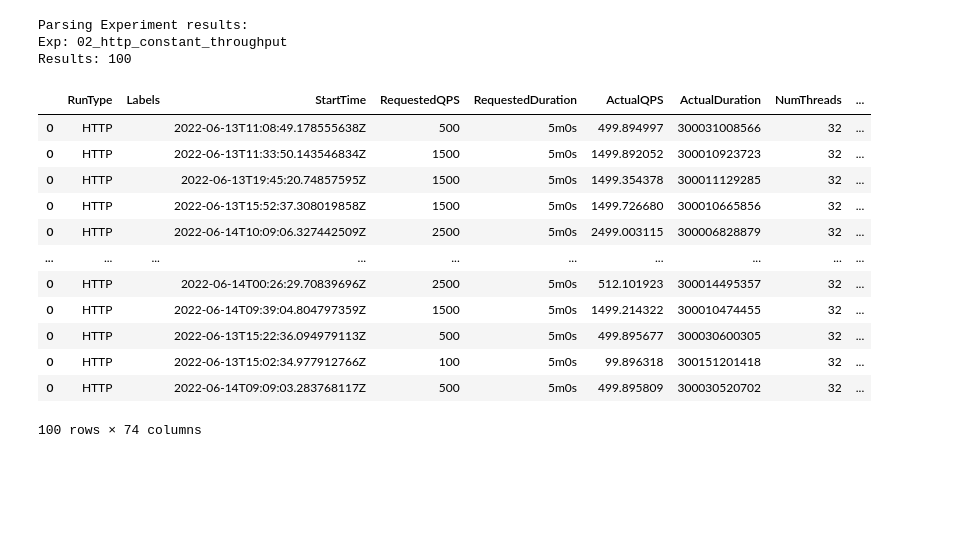
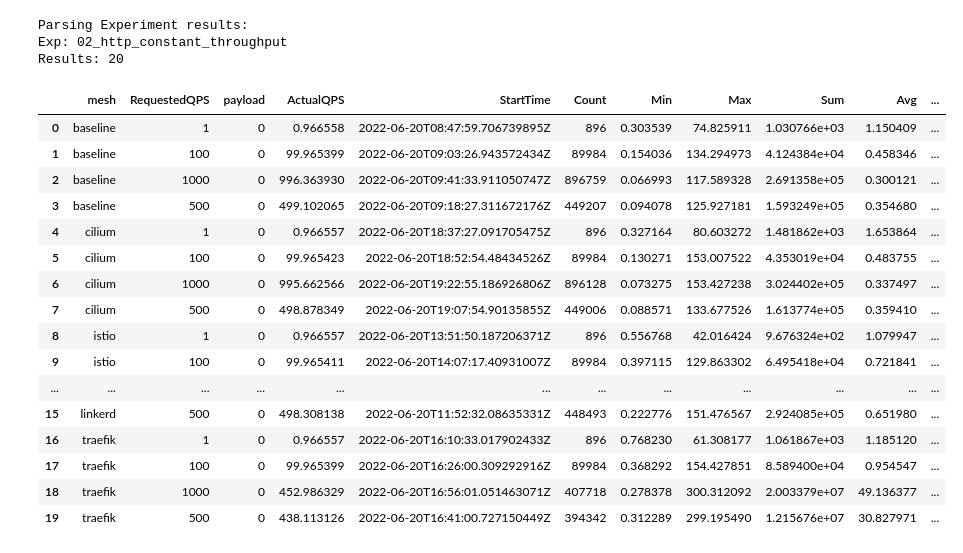
Before and after one commit to RichardBieringa/mesh-bench, a Jupyter notebook: viz/02_http_constant_throughput.ipynb, the cells around one changed output. Drawn from its saved outputs; the diff is of its cells as text; code cells hidden in the pictures; blank space fills up the shorter version.

```diff
--- a/viz/02_http_constant_throughput.ipynb
+++ b/viz/02_http_constant_throughput.ipynb
@@ -30,58 +102,73 @@ Parse all experiment results:
 - Parse each result file as a individual data frame
 - Concatenate all data frames where each row represents an observation
 """
-
-
 
 # Regex to extra# 0 -> Full match
 # 1 -> Protocol (http/grpc)
 # 2 -> Mesh
 # 3 -> Requested QPS
 # 4 -> Transfer in bytes
 # 5 -> Repetitionct dimensions from the filename
 name_re = re.compile("^([a-z]+)_([a-z]+)_(\d+|MAX)_(\d+)_(\d+).*json$")
 
-# Traverse all files in the results directory and construct dataframes form them
-dfs = []
+
+series = []
 for root, _, files in os.walk(results_dir, topdown=False):
 
     print(f"Parsing Experiment results:")
     print(f"Exp: {experiment}\nResults: {len(files)}")
 
     for file in files:
         # Extract metadata from the result
         matches = re.match(name_re, file)
 
         # Absolute path of the results file
         p = (pathlib.Path(root) / file).resolve()
 
-        with open(p) as f:
-            data = json.loads(f.read())
+        series.append(clean_fortio_results(p))
 
-            # Transform the flattened json into a dataframe
-            df = pd.json_normalize(data)
-            df["mesh"] = matches[2]
-            df["payload"] = matches[4]
-            df["repetition"] = matches[5]
+df = pd.DataFrame(series)
 
-            dfs.append(df)
+# Re-order
+df = df[[
+    "mesh",
+    "RequestedQPS",
+    "payload",
+    "ActualQPS",
+    "StartTime",
+    "Count",
+    "Min",
+    "Max",
+    "Sum",
+    "Avg",
+    "StdDev",
+    "counts",
+    "percentages",
+    "categories",
+    "bins",
+]]
 
-df = pd.concat(dfs)
+# Sort
+df = df.sort_values(by=["mesh", "RequestedQPS"], ignore_index=True)
 df
 # %% [output]
 Parsing Experiment results:
 Exp: 02_http_constant_throughput
-Results: 100
+Results: 20
-|  | RunType | Labels | StartTime | RequestedQPS | RequestedDuration | ActualQPS | ActualDuration | NumThreads | ... |
-| 0 | HTTP |  | 2022-06-13T11:08:49.178555638Z | 500 | 5m0s | 499.894997 | 300031008566 | 32 | ... |
-| 0 | HTTP |  | 2022-06-13T11:33:50.143546834Z | 1500 | 5m0s | 1499.892052 | 300010923723 | 32 | ... |
-| 0 | HTTP |  | 2022-06-13T19:45:20.74857595Z | 1500 | 5m0s | 1499.354378 | 300011129285 | 32 | ... |
-| 0 | HTTP |  | 2022-06-13T15:52:37.308019858Z | 1500 | 5m0s | 1499.726680 | 300010665856 | 32 | ... |
-| 0 | HTTP |  | 2022-06-14T10:09:06.327442509Z | 2500 | 5m0s | 2499.003115 | 300006828879 | 32 | ... |
-| ... | ... | ... | ... | ... | ... | ... | ... | ... | ... |
-| 0 | HTTP |  | 2022-06-14T00:26:29.70839696Z | 2500 | 5m0s | 512.101923 | 300014495357 | 32 | ... |
-| 0 | HTTP |  | 2022-06-14T09:39:04.804797359Z | 1500 | 5m0s | 1499.214322 | 300010474455 | 32 | ... |
-| 0 | HTTP |  | 2022-06-13T15:22:36.094979113Z | 500 | 5m0s | 499.895677 | 300030600305 | 32 | ... |
-| 0 | HTTP |  | 2022-06-13T15:02:34.977912766Z | 100 | 5m0s | 99.896318 | 300151201418 | 32 | ... |
-| 0 | HTTP |  | 2022-06-14T09:09:03.283768117Z | 500 | 5m0s | 499.895809 | 300030520702 | 32 | ... |
+|  | mesh | RequestedQPS | payload | ActualQPS | StartTime | Count | Min | Max | Sum | Avg | ... |
+| 0 | baseline | 1 | 0 | 0.966558 | 2022-06-20T08:47:59.706739895Z | 896 | 0.303539 | 74.825911 | 1.030766e+03 | 1.150409 | ... |
+| 1 | baseline | 100 | 0 | 99.965399 | 2022-06-20T09:03:26.943572434Z | 89984 | 0.154036 | 134.294973 | 4.124384e+04 | 0.458346 | ... |
+| 2 | baseline | 1000 | 0 | 996.363930 | 2022-06-20T09:41:33.911050747Z | 896759 | 0.066993 | 117.589328 | 2.691358e+05 | 0.300121 | ... |
+| 3 | baseline | 500 | 0 | 499.102065 | 2022-06-20T09:18:27.311672176Z | 449207 | 0.094078 | 125.927181 | 1.593249e+05 | 0.354680 | ... |
+| 4 | cilium | 1 | 0 | 0.966557 | 2022-06-20T18:37:27.091705475Z | 896 | 0.327164 | 80.603272 | 1.481862e+03 | 1.653864 | ... |
+| 5 | cilium | 100 | 0 | 99.965423 | 2022-06-20T18:52:54.48434526Z | 89984 | 0.130271 | 153.007522 | 4.353019e+04 | 0.483755 | ... |
+| 6 | cilium | 1000 | 0 | 995.662566 | 2022-06-20T19:22:55.186926806Z | 896128 | 0.073275 | 153.427238 | 3.024402e+05 | 0.337497 | ... |
+| 7 | cilium | 500 | 0 | 498.878349 | 2022-06-20T19:07:54.90135855Z | 449006 | 0.088571 | 133.677526 | 1.613774e+05 | 0.359410 | ... |
+| 8 | istio | 1 | 0 | 0.966557 | 2022-06-20T13:51:50.187206371Z | 896 | 0.556768 | 42.016424 | 9.676324e+02 | 1.079947 | ... |
+| 9 | istio | 100 | 0 | 99.965411 | 2022-06-20T14:07:17.40931007Z | 89984 | 0.397115 | 129.863302 | 6.495418e+04 | 0.721841 | ... |
+| ... | ... | ... | ... | ... | ... | ... | ... | ... | ... | ... | ... |
+| 15 | linkerd | 500 | 0 | 498.308138 | 2022-06-20T11:52:32.08635331Z | 448493 | 0.222776 | 151.476567 | 2.924085e+05 | 0.651980 | ... |
+| 16 | traefik | 1 | 0 | 0.966557 | 2022-06-20T16:10:33.017902433Z | 896 | 0.768230 | 61.308177 | 1.061867e+03 | 1.185120 | ... |
+| 17 | traefik | 100 | 0 | 99.965399 | 2022-06-20T16:26:00.309292916Z | 89984 | 0.368292 | 154.427851 | 8.589400e+04 | 0.954547 | ... |
+| 18 | traefik | 1000 | 0 | 452.986329 | 2022-06-20T16:56:01.051463071Z | 407718 | 0.278378 | 300.312092 | 2.003379e+07 | 49.136377 | ... |
+| 19 | traefik | 500 | 0 | 438.113126 | 2022-06-20T16:41:00.727150449Z | 394342 | 0.312289 | 299.195490 | 1.215676e+07 | 30.827971 | ... |
-100 rows × 74 columns
```
Also changed, not shown: parts of 12 cells of this notebook, 2 other files.
